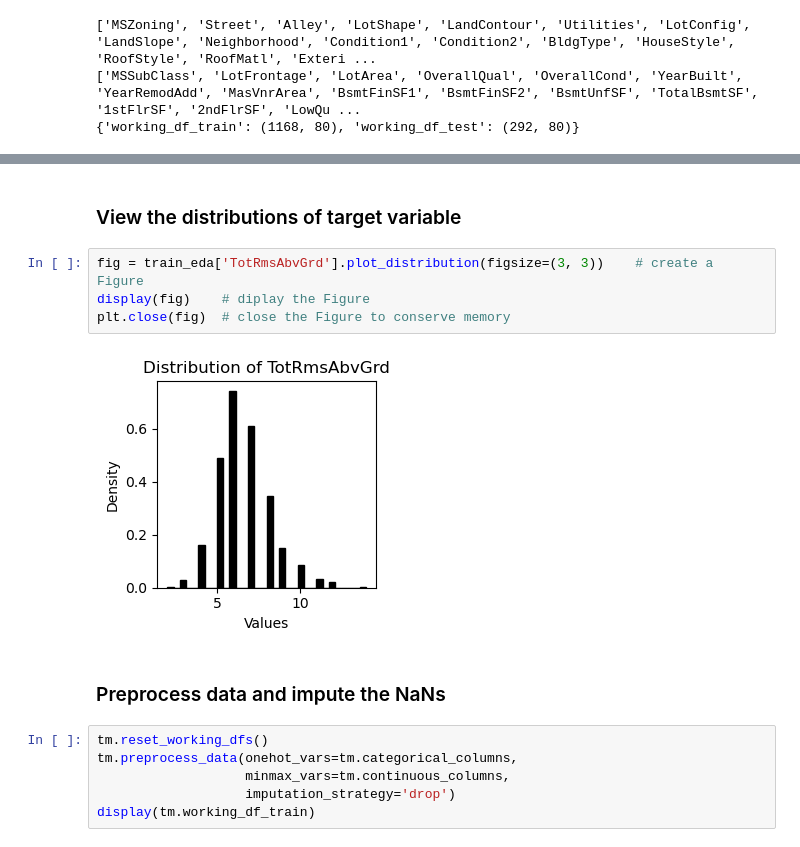
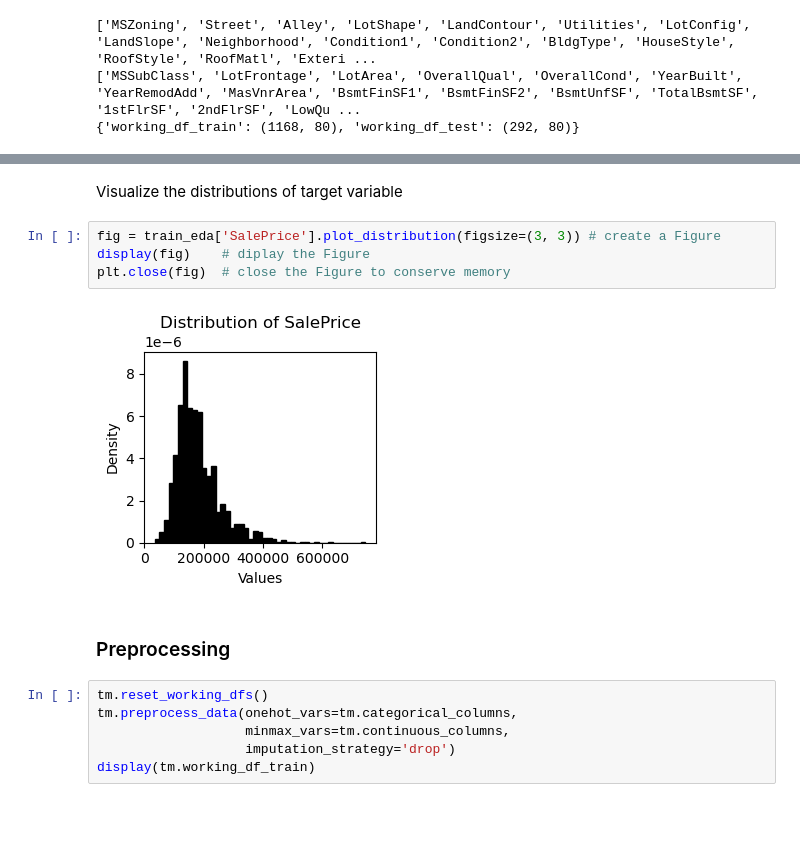
Before and after one commit to ajy25/TabularMagic, a Jupyter notebook: demo/regression_start_to_finish_demo.ipynb, the cells around one changed output, grey strips where cells are left out. Drawn from its saved outputs; the diff is of its cells as text; blank space fills up the shorter version.

Commit message:
continuing dev on eda plots

```diff
--- a/demo/regression_start_to_finish_demo.ipynb
+++ b/demo/regression_start_to_finish_demo.ipynb
@@ -67,13 +74,13 @@ display(train_eda.continuous_summary_statistics)
 # %% [markdown]
-### View the distributions of target variable
+Visualize the distributions of target variable
 # %%
-fig = train_eda['TotRmsAbvGrd'].plot_distribution(figsize=(3, 3))    # create a Figure
+fig = train_eda['SalePrice'].plot_distribution(figsize=(3, 3)) # create a Figure
 display(fig)    # diplay the Figure
 plt.close(fig)  # close the Figure to conserve memory
 # %% [output]
-[figure, old version]
+[figure, new version]
-# %% [markdown]
-### Preprocess data and impute the NaNs
+# %% [markdown]
+### Preprocessing
 # %%
 tm.reset_working_dfs()
 tm.preprocess_data(onehot_vars=tm.categorical_columns,
```
Also changed, not shown: parts of 14 cells of this notebook, 18 other files.
